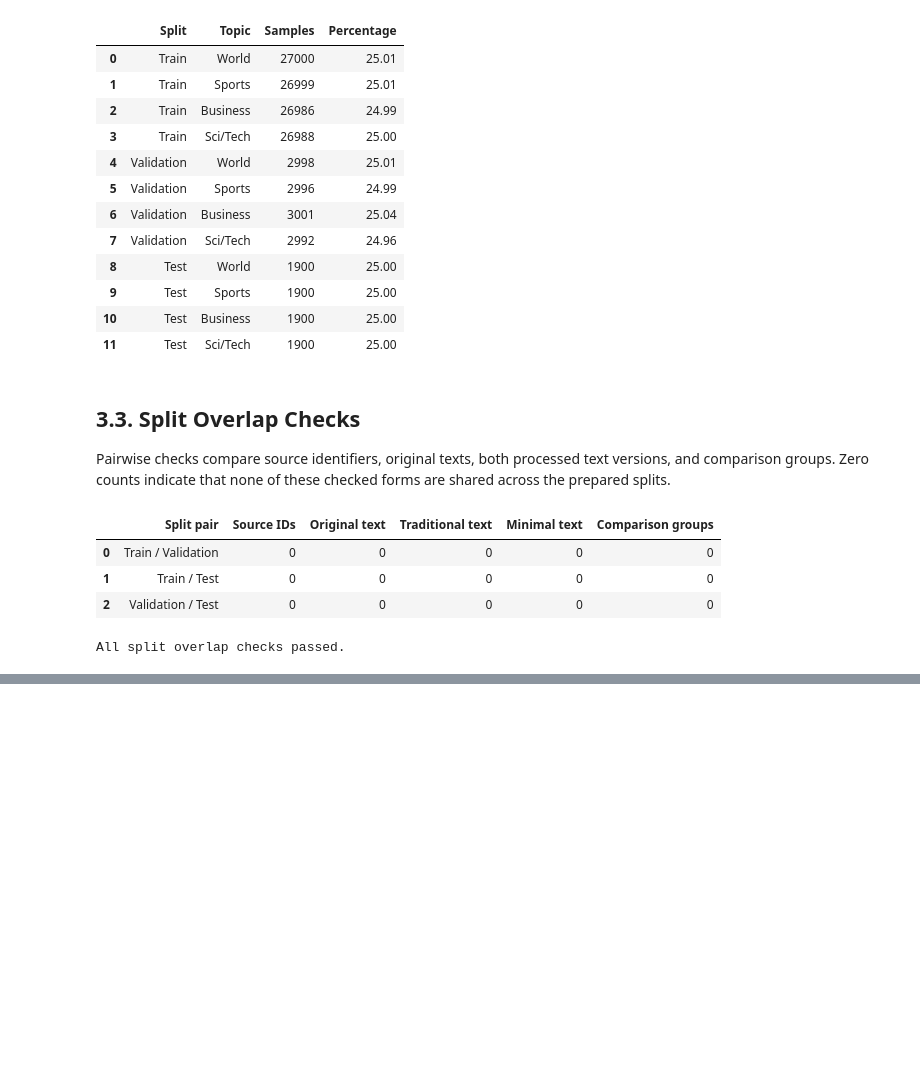
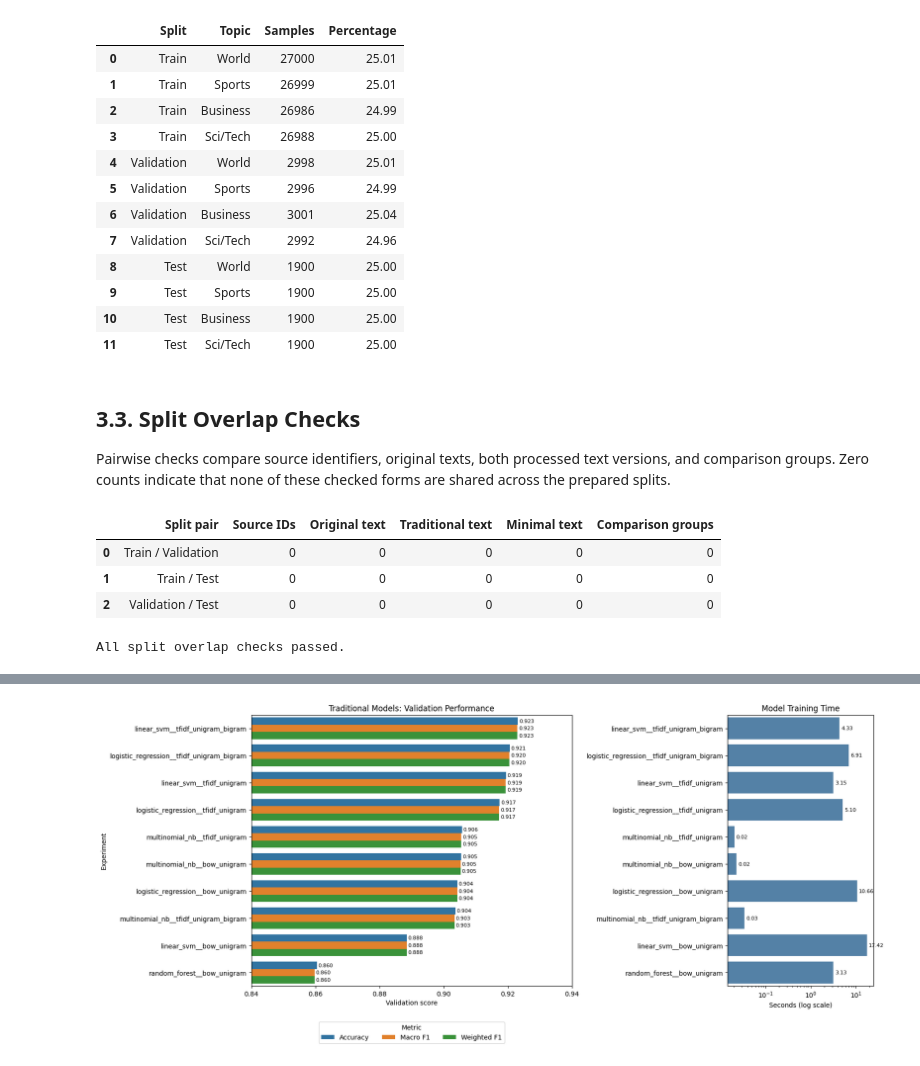
Before and after one commit to fufu3105/machine-learning-assignment, a Jupyter notebook: assignment.ipynb, the cells around one changed output, grey strips where cells are left out. Drawn from its saved outputs; the diff is of its cells as text; code cells hidden in the pictures; blank space fills up the shorter version.

```diff
--- a/assignment.ipynb
+++ b/assignment.ipynb
@@ -909,0 +1313,57 @@ All split overlap checks passed.
+# %%
+performance_metrics = ["Accuracy", "Macro F1", "Weighted F1"]
+experiment_order = traditional_results["Experiment"].tolist()
+plot_data = traditional_results.melt(
+    id_vars="Experiment",
+    value_vars=performance_metrics,
+    var_name="Metric",
+    value_name="Score",
+)
+
+fig, axes = plt.subplots(
+    1, 2, figsize=(17, 8), gridspec_kw={"width_ratios": [2.2, 1]}
+)
+sns.barplot(
+    data=plot_data,
+    x="Score",
+    y="Experiment",
+    hue="Metric",
+    order=experiment_order,
+    ax=axes[0],
+)
+axes[0].set(
+    title="Traditional Models: Validation Performance",
+    xlabel="Validation score",
+    ylabel="Experiment",
+    xlim=(0.84, 0.94),
+)
+axes[0].set_xticks(np.arange(0.84, 0.95, 0.02))
+for container in axes[0].containers:
+    axes[0].bar_label(container, fmt="%.3f", padding=2, fontsize=8)
+axes[0].legend(
+    title="Metric", loc="upper center",
+    bbox_to_anchor=(0.5, -0.12), ncol=3,
+)
+
+sns.barplot(
+    data=traditional_results,
+    x="Training time (s)",
+    y="Experiment",
+    order=experiment_order,
+    color="steelblue",
+    ax=axes[1],
+)
+axes[1].set(
+    title="Model Training Time",
+    xlabel="Seconds (log scale)",
+    ylabel="",
+)
+axes[1].set_xscale("log")
+for container in axes[1].containers:
+    axes[1].bar_label(container, fmt="%.2f", padding=3, fontsize=8)
+plt.tight_layout(rect=(0, 0.05, 1, 1))
+comparison_figure_path = RESULT_DIR / "traditional_ml_validation_comparison.png"
+plt.savefig(comparison_figure_path, dpi=150, bbox_inches="tight")
+plt.show()
+# %% [output]
+[figure, added]
```
Also changed, not shown: parts of 20 cells of this notebook, 7 other files.
